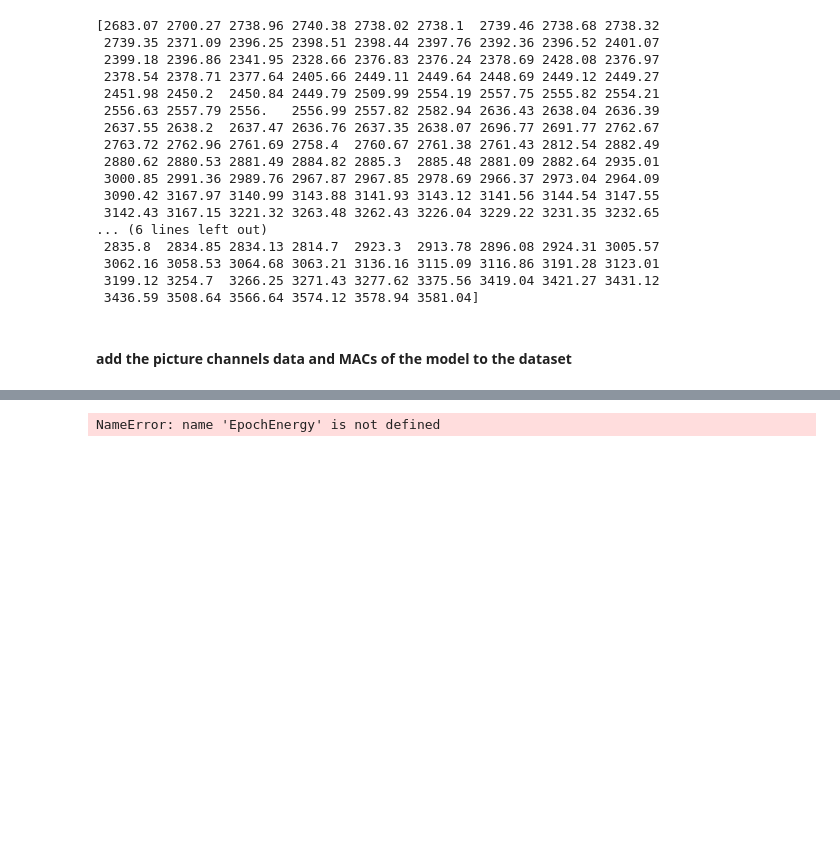
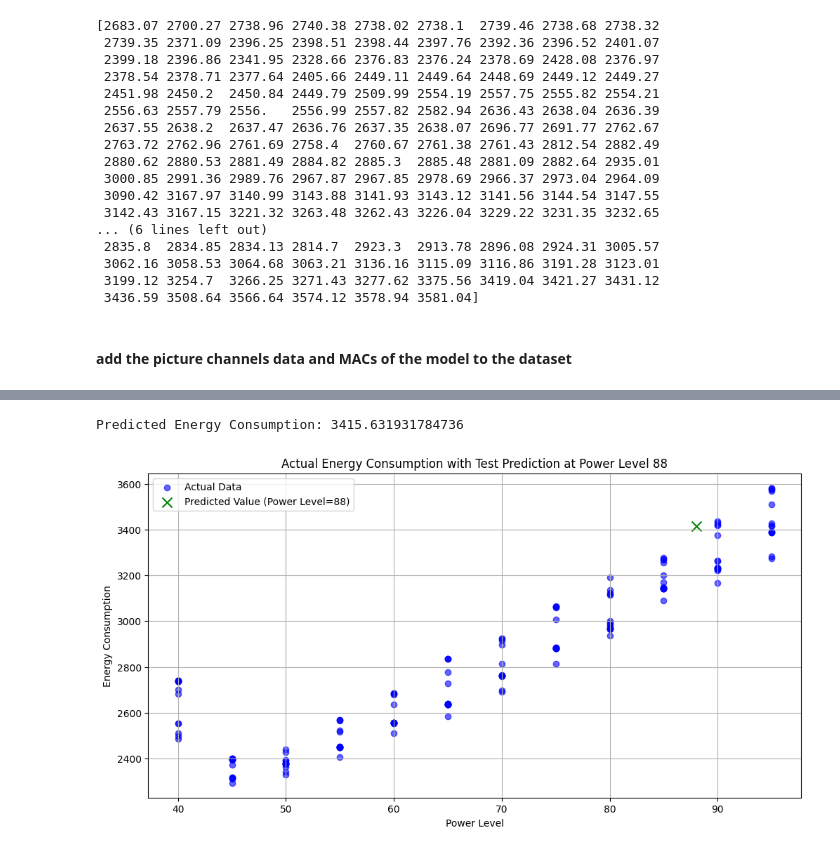
Before and after one commit to dtjgp/GreenAI, a Jupyter notebook: PVWatts/code/PowerLimit_EnergyConsump_Combined.ipynb, the cells around one changed output, grey strips where cells are left out. Saved outputs shown, nothing was run; the diff lists cells and outputs as text; code cells hidden in the pictures; blank space fills up the shorter version.

```diff
--- a/PVWatts/code/PowerLimit_EnergyConsump_Combined.ipynb
+++ b/PVWatts/code/PowerLimit_EnergyConsump_Combined.ipynb
@@ -208,5 +272,4 @@ print(EpochEnergy.head())
 # %%
 # save the combined dataframe to a csv file
-EpochEnergy.to_csv('EpochEnergy.csv', index=False)
+EpochEnergyCombinedPath = os.path.join(data_dir, 'EpochEnergyCombined.csv')
+EpochEnergy.to_csv(EpochEnergyCombinedPath, index=False)
-# %% [output]
-NameError: name 'EpochEnergy' is not defined
@@ -212,0 +286,41 @@ NameError: name 'EpochEnergy' is not defined
+# %%
+# Prepare the data
+X = long_data[['Power_Level', 'data_channel', 'training_number']]
+y = long_data['Energy_Consumption']
+
+# Initialize the Gradient Boosting Regressor model
+gbr_model = GradientBoostingRegressor(random_state=42)
+
+# Fit the model using the current data
+gbr_model.fit(X, y)
+
+# Example input data for prediction
+input_data = pd.DataFrame({
+    'Power_Level': [88],
+    'data_channel': [3],
+    'training_number': [50000]
+})
+
+# Make predictions
+predicted_energy_consumption = gbr_model.predict(input_data)[0]
+
+print(f"Predicted Energy Consumption: {predicted_energy_consumption}")
+# %% [output]
+Predicted Energy Consumption: 3415.631931784736
+# %%
+# Plot the original data
+plt.figure(figsize=(12, 6))
+plt.scatter(long_data['Power_Level'], long_data['Energy_Consumption'], color='blue', label='Actual Data', alpha=0.6)
+
+# Plot the predicted point
+plt.scatter(88, predicted_energy_consumption, color='green', marker='x', s=100, label='Predicted Value (Power Level=88)')
+
+# Add labels and title
+plt.xlabel('Power Level')
+plt.ylabel('Energy Consumption')
+plt.title('Actual Energy Consumption with Test Prediction at Power Level 88')
+plt.legend()
+plt.grid(True)
+plt.show()
+# %% [output]
+[figure, added]
```
Also changed, not shown: parts of 10 cells of this notebook, 5 other files.
